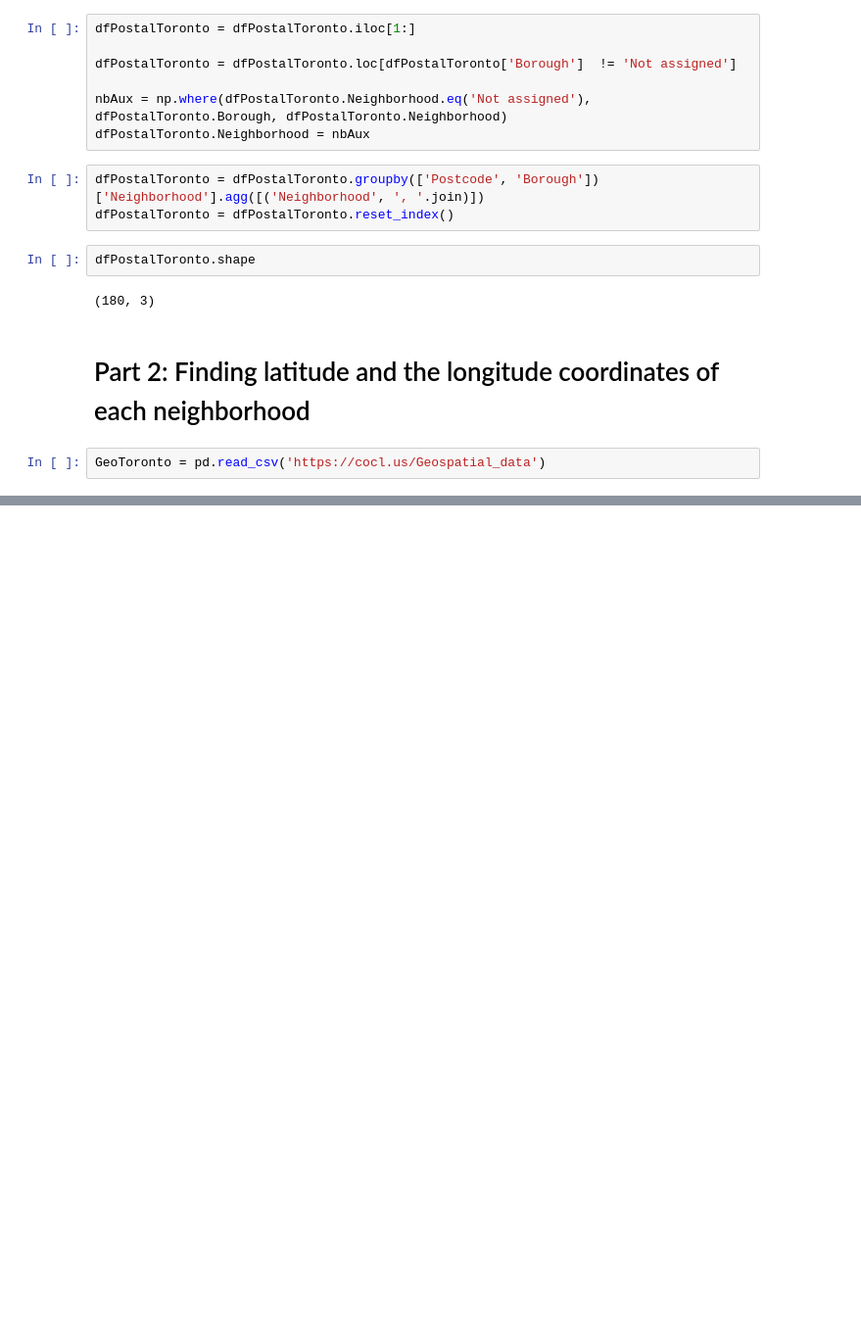
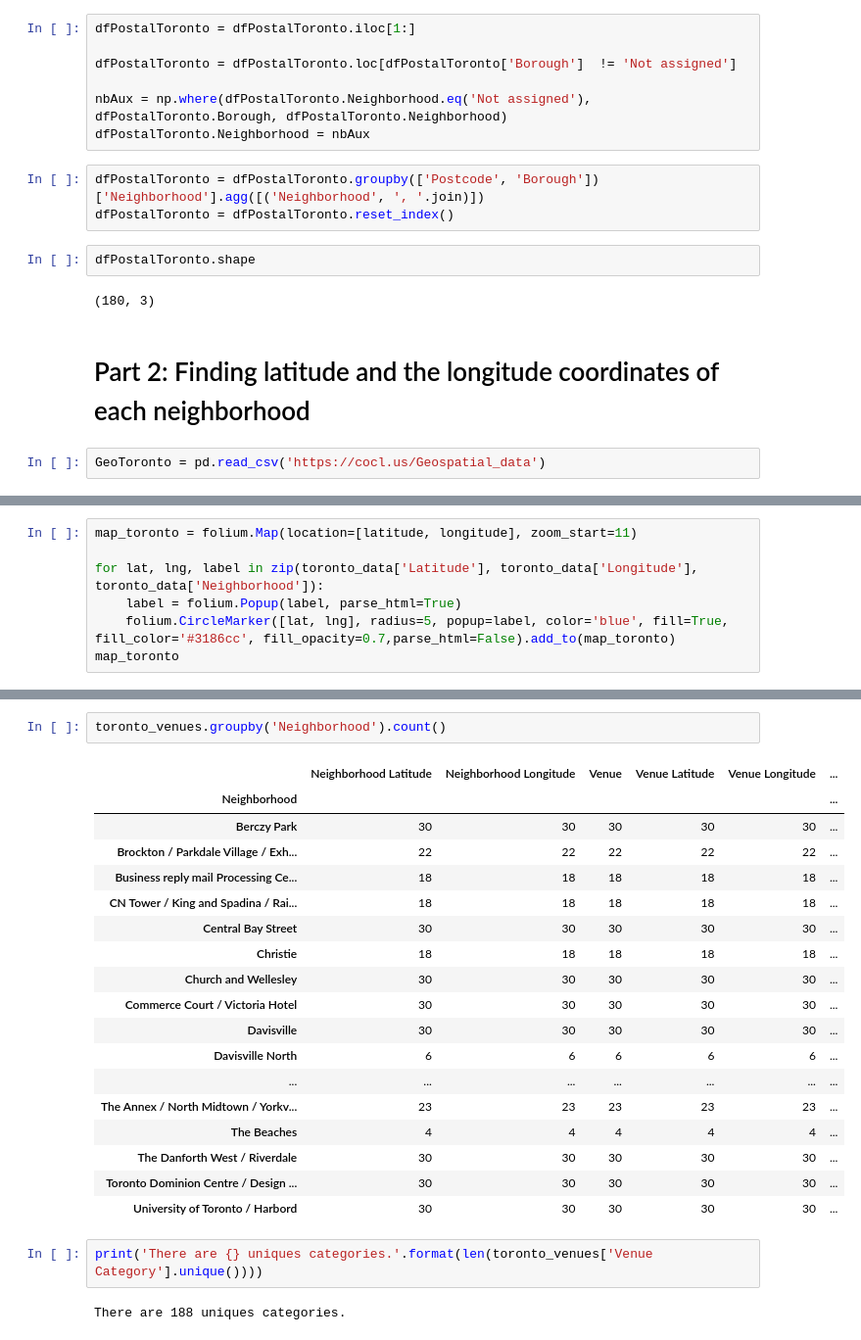
Before and after one commit to chitrangadh007/Coursera_Capstone, a Jupyter notebook: Capstone Project week 3.ipynb, the cells around one changed output, grey strips where cells are left out. Shown at 98% size. Cells and saved outputs as stored; diff of their text form; blank space fills up the shorter version.

```diff
--- a/Capstone Project week 3.ipynb
+++ b/Capstone Project week 3.ipynb
@@ -62,0 +148,7 @@ MergeError: No common columns to perform merge on. Merge options: left_on=None,
+# %%
+map_toronto = folium.Map(location=[latitude, longitude], zoom_start=11)
+
+for lat, lng, label in zip(toronto_data['Latitude'], toronto_data['Longitude'], toronto_data['Neighborhood']):
+    label = folium.Popup(label, parse_html=True)
+    folium.CircleMarker([lat, lng], radius=5, popup=label, color='blue', fill=True, fill_color='#3186cc', fill_opacity=0.7,parse_html=False).add_to(map_toronto)
+map_toronto
@@ -62,0 +212,25 @@ MergeError: No common columns to perform merge on. Merge options: left_on=None,
+# %%
+toronto_venues.groupby('Neighborhood').count()
+# %% [output]
+|  | Neighborhood Latitude | Neighborhood Longitude | Venue | Venue Latitude | Venue Longitude | ... |
+| Neighborhood |  |  |  |  |  | ... |
+| Berczy Park | 30 | 30 | 30 | 30 | 30 | ... |
+| Brockton / Parkdale Village / Exh... | 22 | 22 | 22 | 22 | 22 | ... |
+| Business reply mail Processing Ce... | 18 | 18 | 18 | 18 | 18 | ... |
+| CN Tower / King and Spadina / Rai... | 18 | 18 | 18 | 18 | 18 | ... |
+| Central Bay Street | 30 | 30 | 30 | 30 | 30 | ... |
+| Christie | 18 | 18 | 18 | 18 | 18 | ... |
+| Church and Wellesley | 30 | 30 | 30 | 30 | 30 | ... |
+| Commerce Court / Victoria Hotel | 30 | 30 | 30 | 30 | 30 | ... |
+| Davisville | 30 | 30 | 30 | 30 | 30 | ... |
+| Davisville North | 6 | 6 | 6 | 6 | 6 | ... |
+| ... | ... | ... | ... | ... | ... | ... |
+| The Annex / North Midtown / Yorkv... | 23 | 23 | 23 | 23 | 23 | ... |
+| The Beaches | 4 | 4 | 4 | 4 | 4 | ... |
+| The Danforth West / Riverdale | 30 | 30 | 30 | 30 | 30 | ... |
+| Toronto Dominion Centre / Design ... | 30 | 30 | 30 | 30 | 30 | ... |
+| University of Toronto / Harbord | 30 | 30 | 30 | 30 | 30 | ... |
+# %%
+print('There are {} uniques categories.'.format(len(toronto_venues['Venue Category'].unique())))
+# %% [output]
+There are 188 uniques categories.
```
Also changed, not shown: parts of 18 cells of this notebook.
